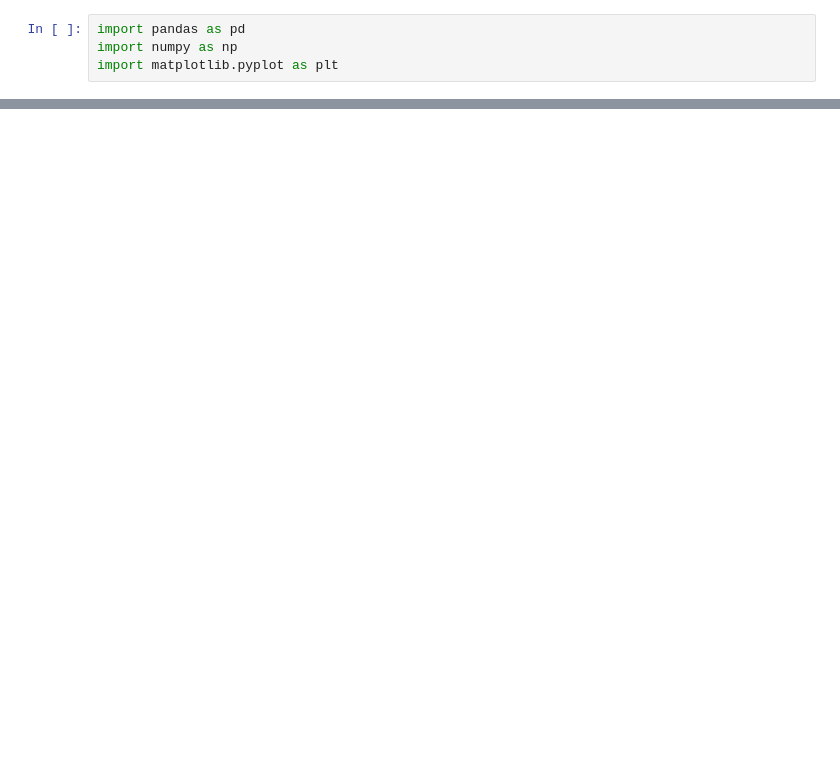
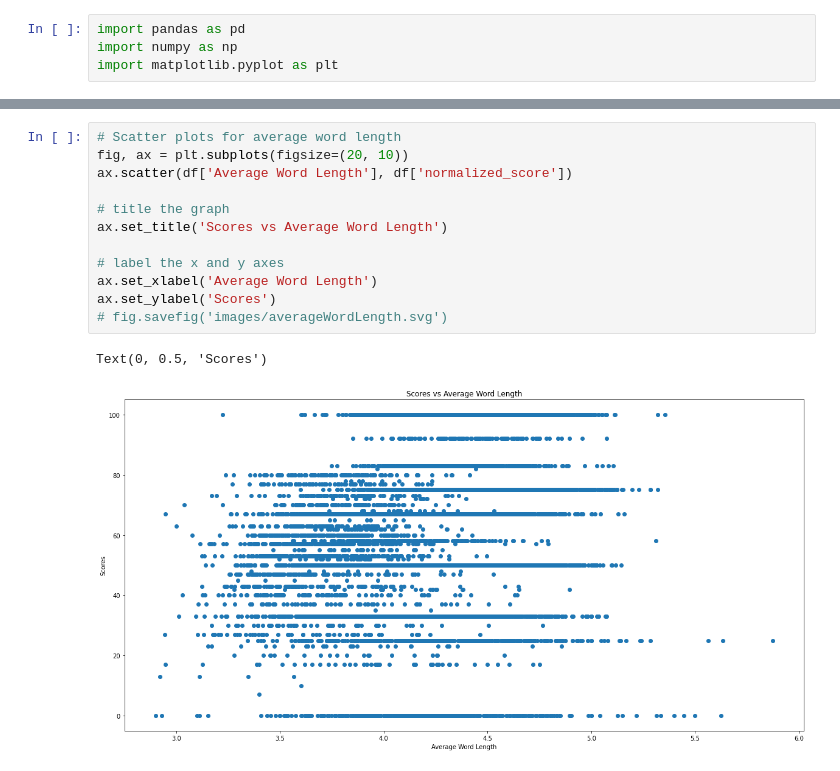
Before and after one commit to Nazarshia2889/AutomatedEssayGrader, a Jupyter notebook: essaygrader/visualizations/averageWordLength.ipynb, the cells around one changed output, grey strips where cells are left out. Drawn from its saved outputs; the diff is of its cells as text; blank space fills up the shorter version.

```diff
--- a/essaygrader/visualizations/averageWordLength.ipynb
+++ b/essaygrader/visualizations/averageWordLength.ipynb
@@ -58,0 +62,15 @@ fig.savefig('images/averageWordLength.svg')
+# %%
+# Scatter plots for average word length
+fig, ax = plt.subplots(figsize=(20, 10))
+ax.scatter(df['Average Word Length'], df['normalized_score'])
+
+# title the graph
+ax.set_title('Scores vs Average Word Length')
+
+# label the x and y axes
+ax.set_xlabel('Average Word Length')
+ax.set_ylabel('Scores')
+# fig.savefig('images/averageWordLength.svg')
+# %% [output]
+Text(0, 0.5, 'Scores')
+[figure, added]
```
Also changed, not shown: parts of 3 cells of this notebook, 21 other files.
